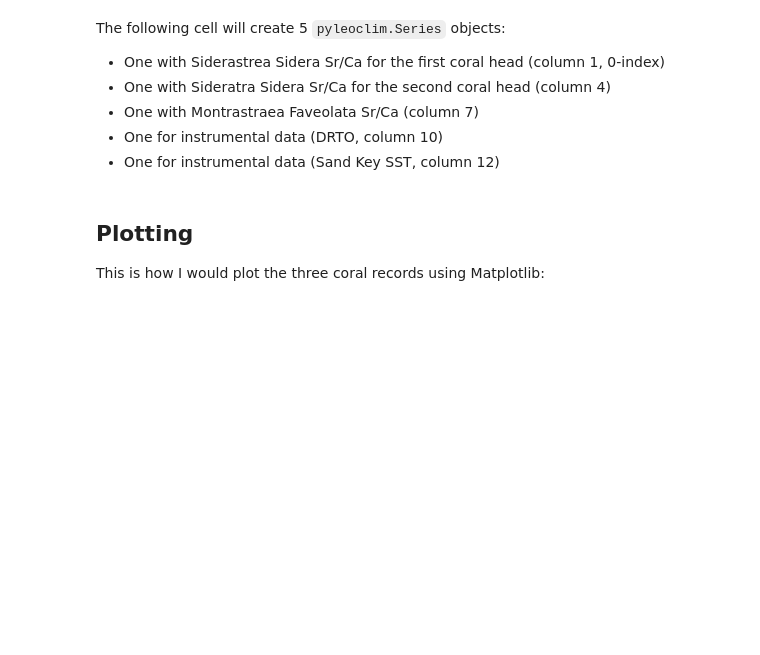
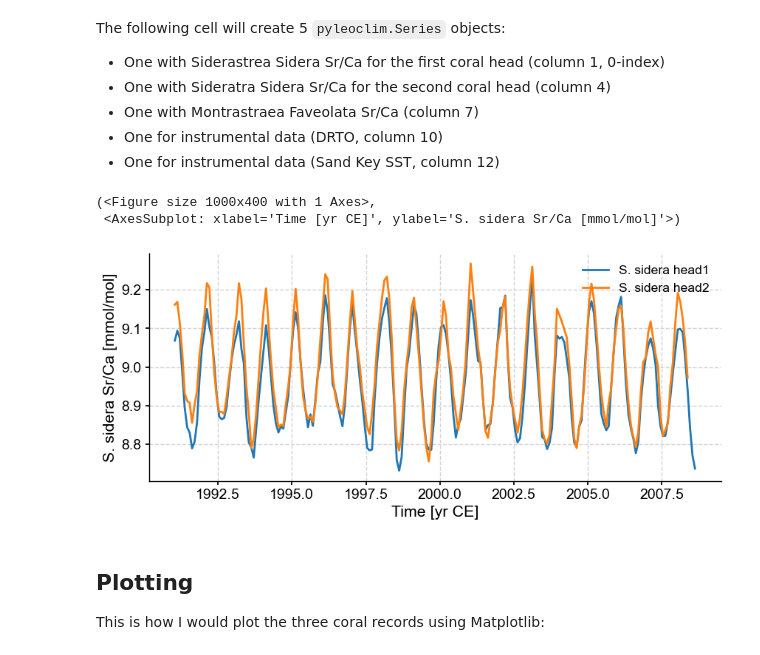
Before and after one commit to LinkedEarth/paleoPandas, a Jupyter notebook: notebooks/Dry_Tortugas.ipynb, the cells around one changed output. Saved outputs shown, nothing was run; the diff lists cells and outputs as text; code cells hidden in the pictures; blank space fills up the shorter version.

```diff
--- a/notebooks/Dry_Tortugas.ipynb
+++ b/notebooks/Dry_Tortugas.ipynb
@@ -49,6 +62,13 @@ ts_drto = pyleo.Series(time=df.iloc[:,0], value=df.iloc[:,10],time_unit='yr CE',
                        time_name='Time', value_name='Sea Surface Temperature',label = 'DRTO')
 ts_sk = pyleo.Series(time=df.iloc[:,0], value=df.iloc[:,12],time_unit='yr CE',value_unit='$^\circ$C',
                        time_name='Time', value_name='Sea Surface Temperature',label = 'Sand Key')
+# %%
+ms = pyleo.MultipleSeries([ts_ss_1 , ts_ss_2])
+ms.plot()
+# %% [output]
+(<Figure size 1000x400 with 1 Axes>,
+ <AxesSubplot: xlabel='Time [yr CE]', ylabel='S. sidera Sr/Ca [mmol/mol]'>)
+[figure, added]
 # %% [markdown]
 ## Plotting
 
```
Also changed, not shown: parts of 9 cells of this notebook, 2 other files.
